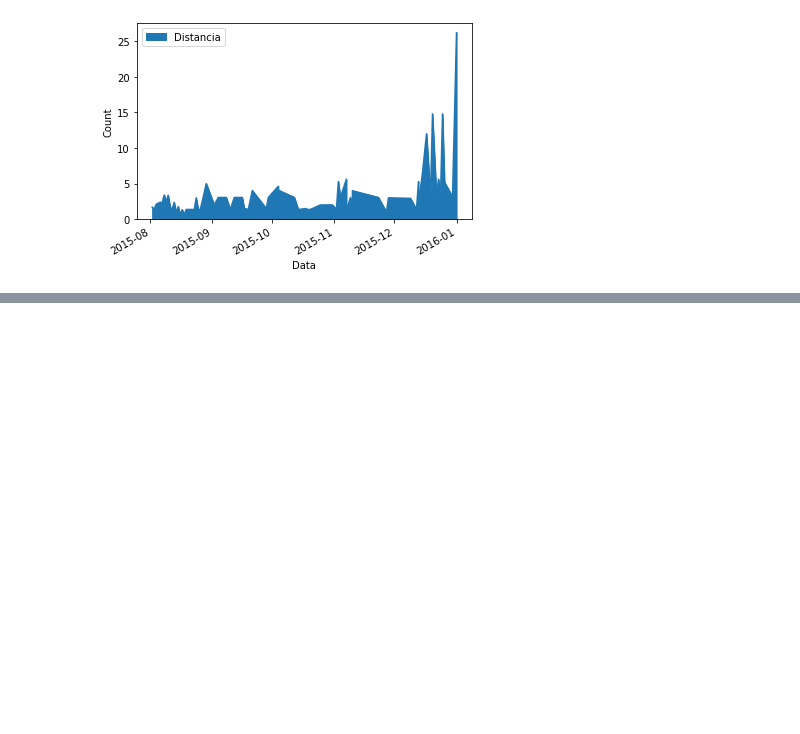
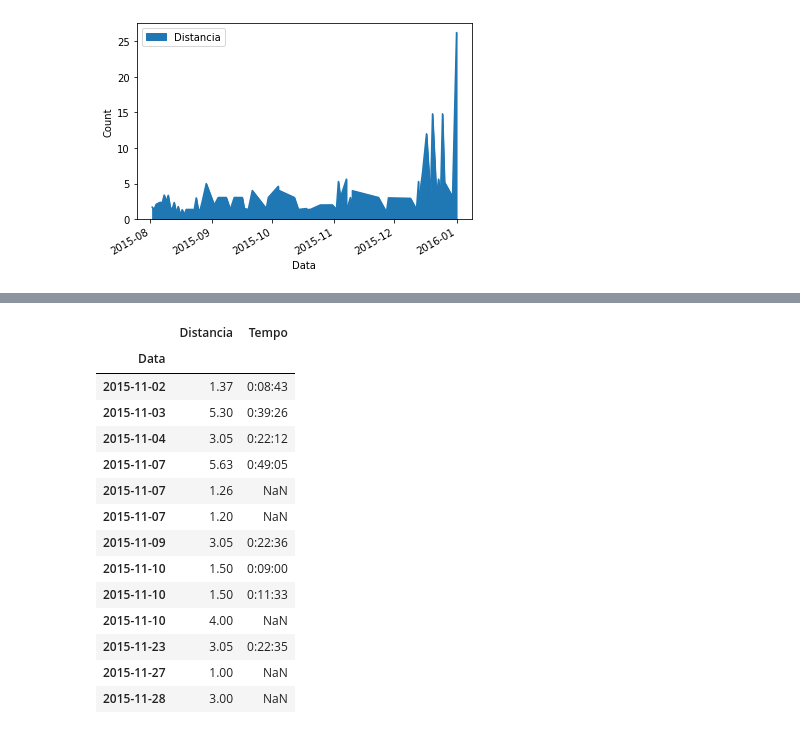
Before and after one commit to acnaweb/python-data-analysis, a Jupyter notebook: case_study_bikes.ipynb, the cells around one changed output, grey strips where cells are left out. Drawn from its saved outputs; the diff is of its cells as text; code cells hidden in the pictures; blank space fills up the shorter version.

```diff
--- a/case_study_bikes.ipynb
+++ b/case_study_bikes.ipynb
@@ -107,0 +120,19 @@ plt.show()
+# %%
+# mes/ano
+df['2015-11']
+# %% [output]
+|  | Distancia | Tempo |
+| Data |  |  |
+| 2015-11-02 | 1.37 | 0:08:43 |
+| 2015-11-03 | 5.30 | 0:39:26 |
+| 2015-11-04 | 3.05 | 0:22:12 |
+| 2015-11-07 | 5.63 | 0:49:05 |
+| 2015-11-07 | 1.26 | NaN |
+| 2015-11-07 | 1.20 | NaN |
+| 2015-11-09 | 3.05 | 0:22:36 |
+| 2015-11-10 | 1.50 | 0:09:00 |
+| 2015-11-10 | 1.50 | 0:11:33 |
+| 2015-11-10 | 4.00 | NaN |
+| 2015-11-23 | 3.05 | 0:22:35 |
+| 2015-11-27 | 1.00 | NaN |
+| 2015-11-28 | 3.00 | NaN |
```
Also changed, not shown: parts of 1 cell of this notebook.
